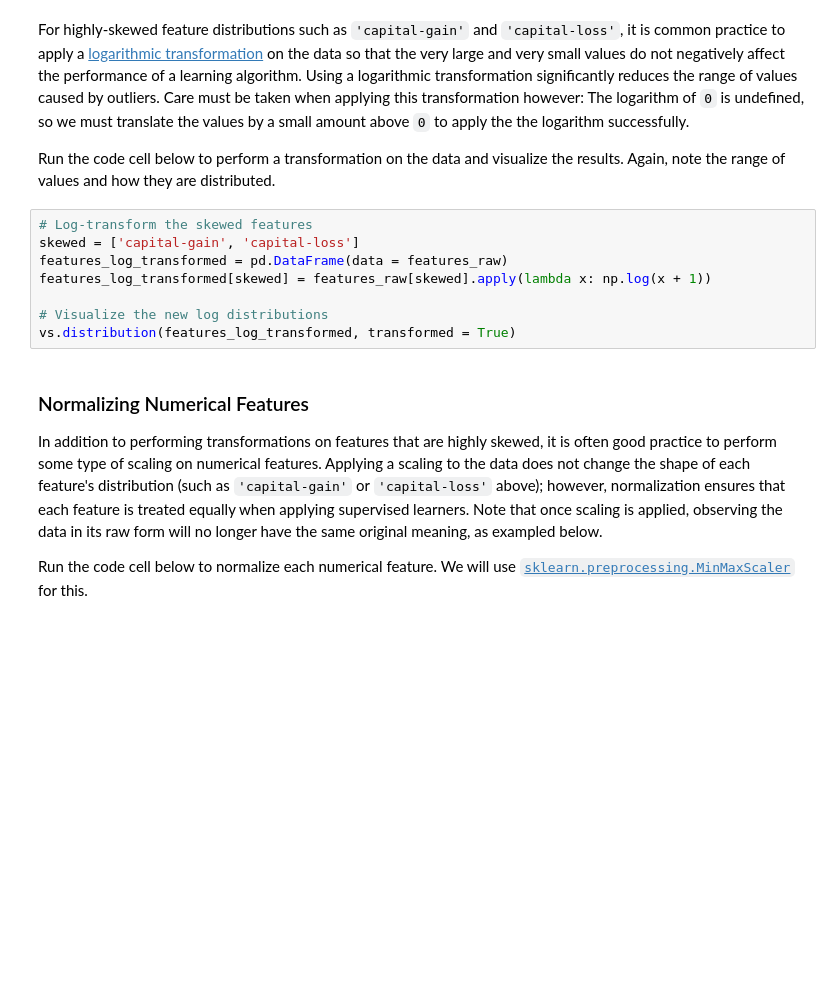
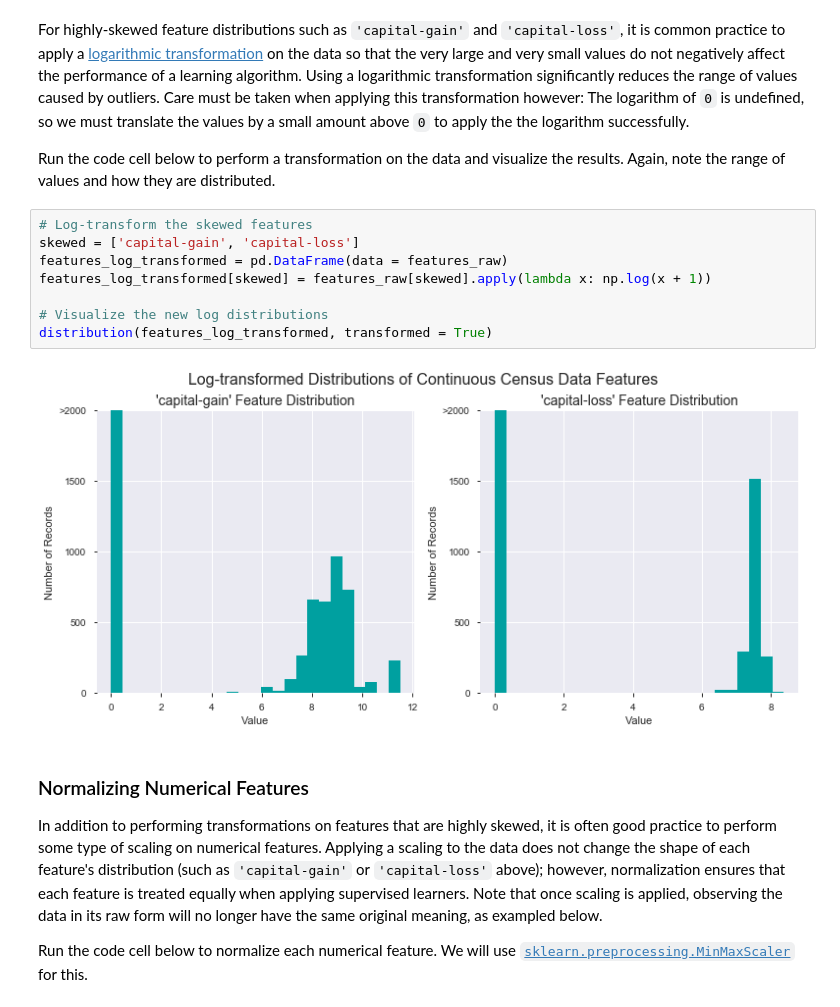
Before and after one commit to emigre459/finding_donors, a Jupyter notebook: finding_donors.ipynb, the cells around one changed output. Cells and saved outputs as stored; diff of their text form; blank space fills up the shorter version.

```diff
--- a/finding_donors.ipynb
+++ b/finding_donors.ipynb
@@ -114,11 +269,13 @@ Run the code cell below to perform a transformation on the data and visualize th
 # %%
 # Log-transform the skewed features
 skewed = ['capital-gain', 'capital-loss']
 features_log_transformed = pd.DataFrame(data = features_raw)
 features_log_transformed[skewed] = features_raw[skewed].apply(lambda x: np.log(x + 1))
 
 # Visualize the new log distributions
-vs.distribution(features_log_transformed, transformed = True)
+distribution(features_log_transformed, transformed = True)
+# %% [output]
+[figure, added]
 # %% [markdown]
 ### Normalizing Numerical Features
 In addition to performing transformations on features that are highly skewed, it is often good practice to perform some type of scaling on numerical features. Applying a scaling to the data does not change the shape of each feature's distribution (such as `'capital-gain'` or `'capital-loss'` above); however, normalization ensures that each feature is treated equally when applying supervised learners. Note that once scaling is applied, observing the data in its raw form will no longer have the same original meaning, as exampled below.
```
Also changed, not shown: parts of 7 cells of this notebook.
